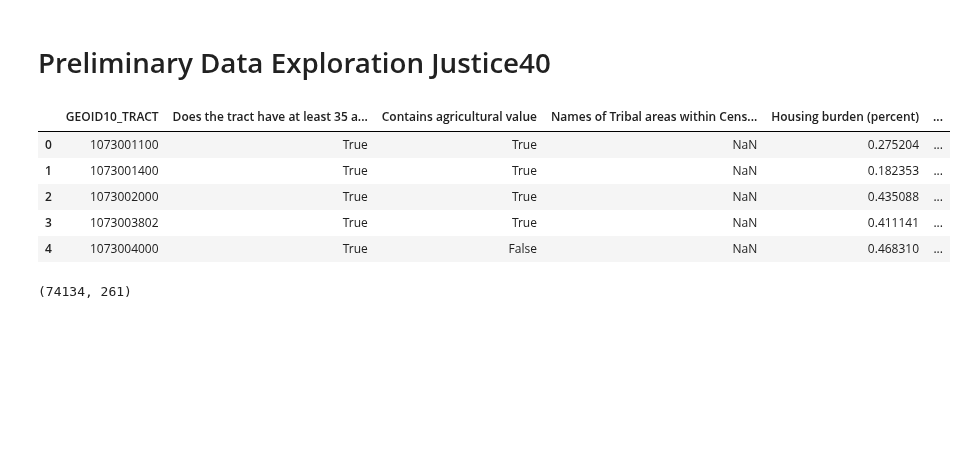
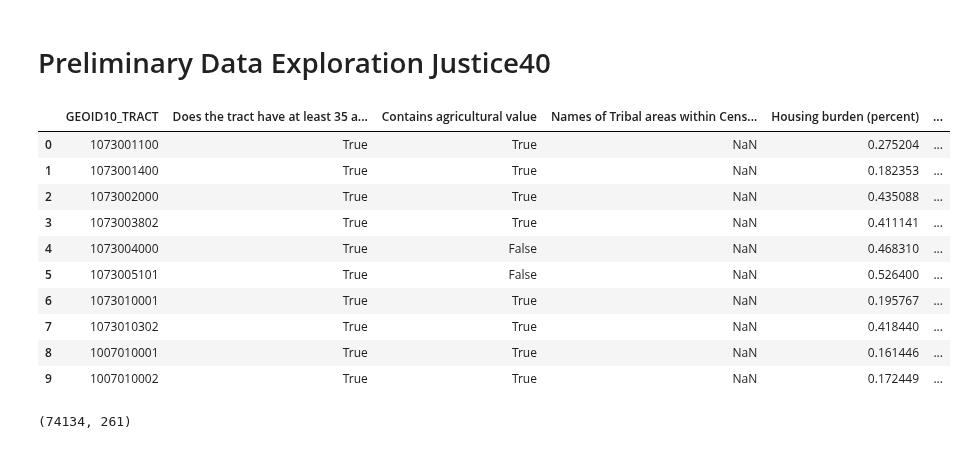
Before and after one commit to haylee360/j40-data-exploration, a Jupyter notebook: exploration.ipynb, the cells around one changed output. Cells and saved outputs as stored; diff of their text form; code cells hidden in the pictures; blank space fills up the shorter version.

```diff
--- a/exploration.ipynb
+++ b/exploration.ipynb
@@ -11,9 +11,11 @@ import os
 pd.set_option('display.max_columns', None)
 # %%
 # Import data
-base_dir = "/capstone/justice40"
+base_dir = "~/MEDS/justice40/data-exploration"
+#base_dir = "capstone/justice40"
 
 # CSV with everything (?) can't remember where it came from :)
+# Not sure if V1 or V2 data
 usa = pd.read_csv(os.path.join(base_dir, "data", "usa.csv"))
 
 # Version 1.0 data
@@ -22,16 +24,21 @@ v1_geo = gpd.read_file(os.path.join(base_dir, "data", "1.0-shapefile-codebook",
 
 # Version 2.0 data
 v2 = pd.read_csv(os.path.join(base_dir, "data", "2.0-shapefile-codebook", "2.0-codebook.csv"))
-v1_geo = gpd.read_file(os.path.join(base_dir, "data", "2.0-shapefile-codebook", "usa", "usa.shp"))
+v2_geo = gpd.read_file(os.path.join(base_dir, "data", "2.0-shapefile-codebook", "usa", "usa.shp"))
 # %%
-usa.head()
+usa.head(10)
 # %% [output]
 |  | GEOID10_TRACT | Does the tract have at least 35 a... | Contains agricultural value | Names of Tribal areas within Cens... | Housing burden (percent) | ... |
 | 0 | 1073001100 | True | True | NaN | 0.275204 | ... |
 | 1 | 1073001400 | True | True | NaN | 0.182353 | ... |
 | 2 | 1073002000 | True | True | NaN | 0.435088 | ... |
 | 3 | 1073003802 | True | True | NaN | 0.411141 | ... |
 | 4 | 1073004000 | True | False | NaN | 0.468310 | ... |
+| 5 | 1073005101 | True | False | NaN | 0.526400 | ... |
+| 6 | 1073010001 | True | True | NaN | 0.195767 | ... |
+| 7 | 1073010302 | True | True | NaN | 0.418440 | ... |
+| 8 | 1007010001 | True | True | NaN | 0.161446 | ... |
+| 9 | 1007010002 | True | True | NaN | 0.172449 | ... |
 # %%
 usa.shape
 # %% [output]
```
